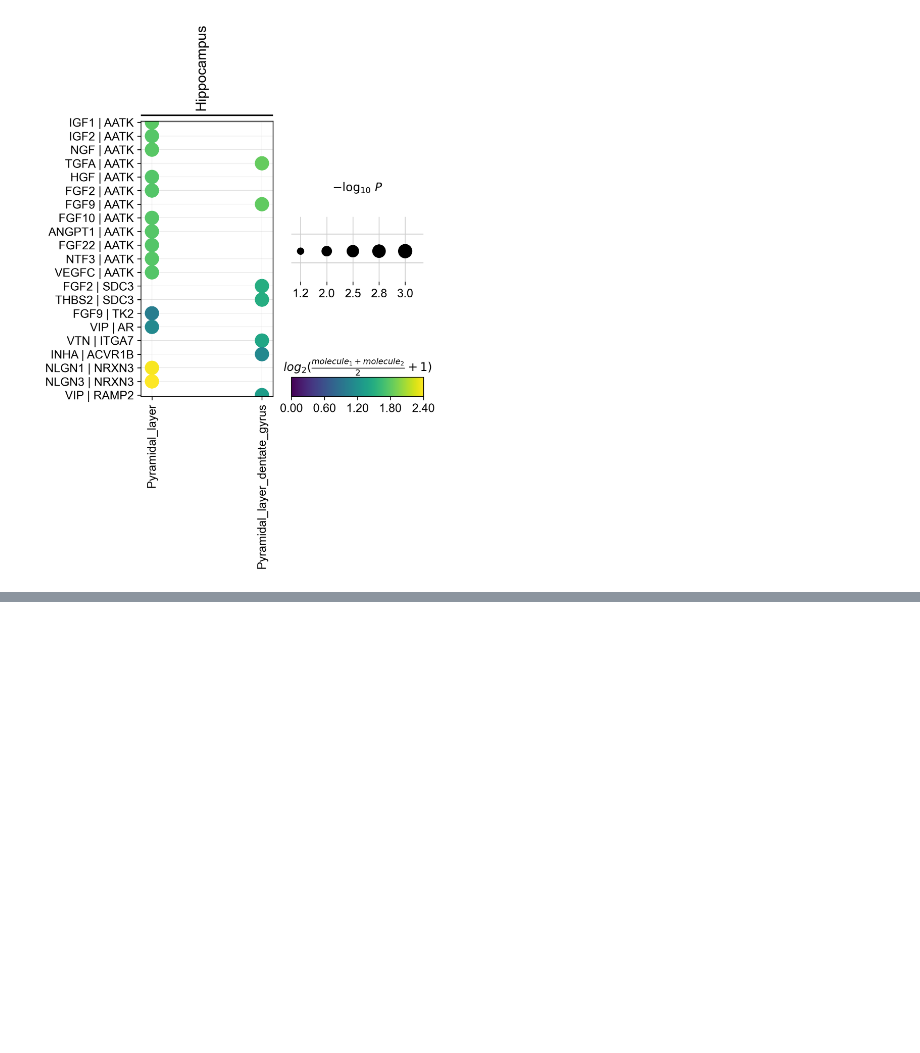
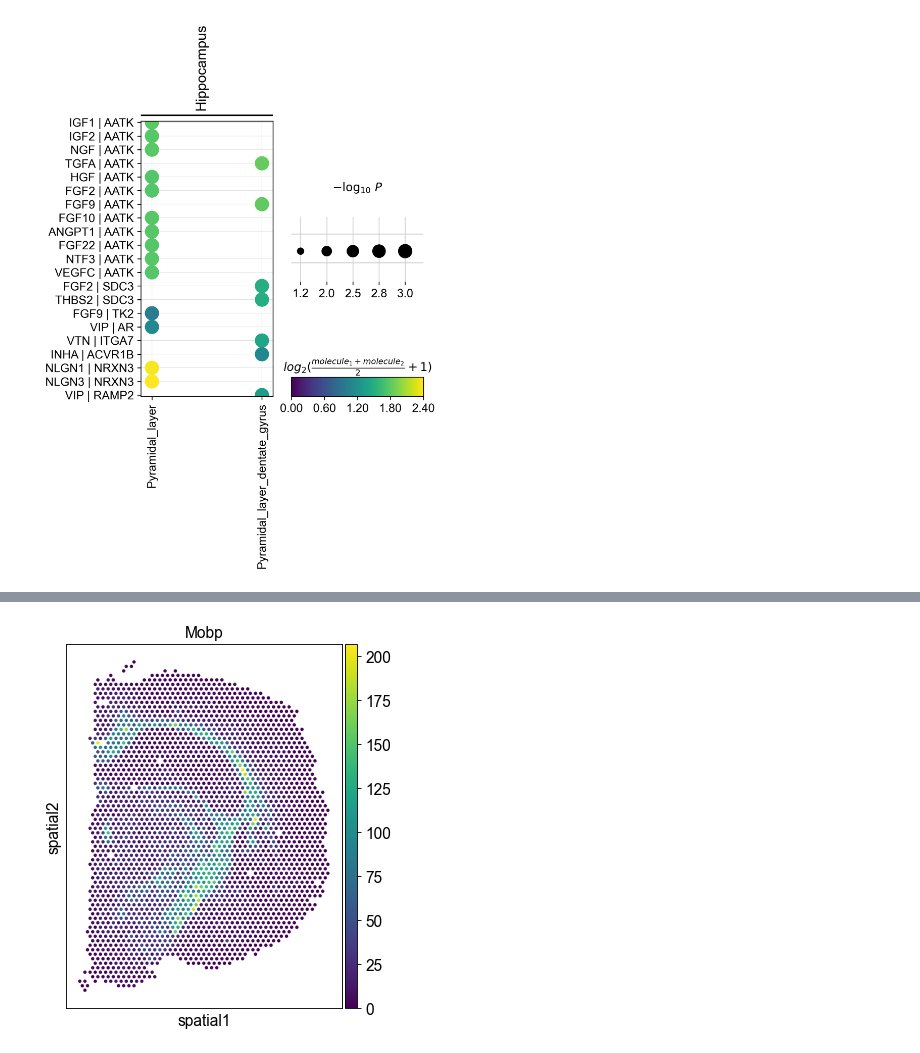
Before and after one commit to theislab/squidpy_reproducibility, a Jupyter notebook: notebooks/graph_figures/visium.ipynb, the cells around one changed output, grey strips where cells are left out. Cells and saved outputs as stored; diff of their text form; code cells hidden in the pictures; blank space fills up the shorter version.

```diff
--- a/notebooks/graph_figures/visium.ipynb
+++ b/notebooks/graph_figures/visium.ipynb
@@ -78,0 +138,14 @@ sq.pl.ligrec(
+# %%
+gene = "Mobp"
+fig, ax = plt.subplots(
+    figsize=(5, 6),
+)
+sc.pl.spatial(
+    adata,
+    color=[gene],
+    img_key=None,
+    save=f"_visium_{gene}.png",
+    ax=ax,
+    show=True,
+)
+# %% [output]
@@ -78,0 +153 @@ sq.pl.ligrec(
+[figure, added]
```
Also changed, not shown: parts of 10 cells of this notebook, 7 other files.
